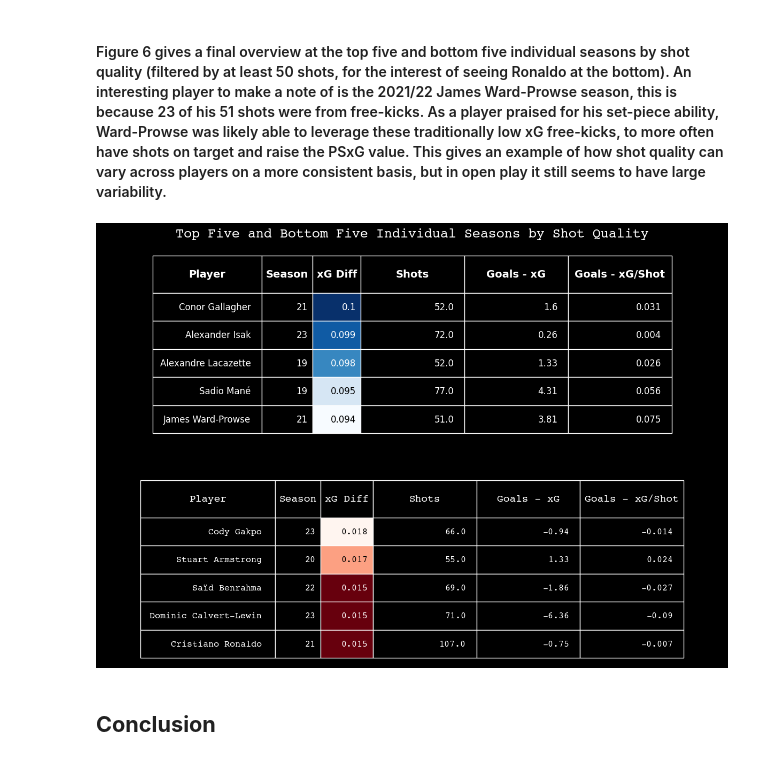
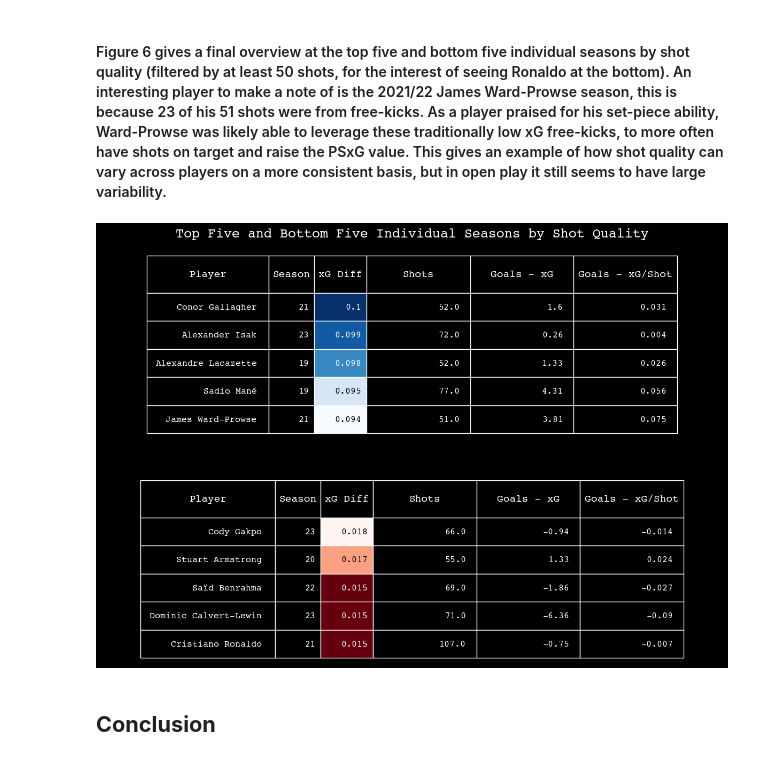
Before and after one commit to jnbrooker/dataScienceEoY, a Jupyter notebook: shot_quality.ipynb, the cells around one changed output. Cells and saved outputs as stored; diff of their text form; code cells hidden in the pictures.

```diff
--- a/shot_quality.ipynb
+++ b/shot_quality.ipynb
@@ -815,6 +869,7 @@ all_shots_no_blocks_location_dummies_goals['jpsxg'] = y_pred_proba
 all_shots_no_blocks_location_dummies_goals['jpsxg - psxg'] = all_shots_no_blocks_location_dummies_goals['jpsxg'] - all_shots_no_blocks_location_dummies_goals['expectedGoalsOnTarget']
 all_shots_no_blocks_location_dummies_goals.to_csv('outputs/data_with_jpsxg.csv')
 # %%
+# Second logit regression to now also include point the ball crossed the line
 columns_to_drop = ['Unnamed: 0','eventType', 'id', 'playerName','situation', 'teamId',
        'playerId','min', 'period', 'isOwnGoal', 'isBlocked',
        'isSavedOffLine', 'isFromInsideBox', 'blockedX',
@@ -834,6 +889,7 @@ columns_to_drop = [col for col in columns_to_drop if col in all_shots_no_blocks_
 shot_location_logit = all_shots_no_blocks_location_dummies_goals.drop(columns=columns_to_drop)
 print(len(shot_location_logit))
 
+# Same process but slightly different column types
 x_goal_loc_jpsxg = shot_location_logit.drop(['eventType_Goal'], axis=1)
 y_goal_loc_jpsxg = shot_location_logit['eventType_Goal']
 
@@ -848,10 +904,11 @@ y_pred_proba = middled_model.predict_proba(x_goal_loc_jpsxg)[:,1]
 y_pred_proba[:10]
 print(len(y_pred_proba))
 
+# Saving the predicted values to another df
 multiple_jpsxg_df = all_shots_no_blocks_location_dummies_goals.copy()
 multiple_jpsxg_df['goal_loc_jpsxg'] = y_pred_proba
 multiple_jpsxg_df = multiple_jpsxg_df[multiple_jpsxg_df['isOnTarget'] == True]
-multiple_jpsxg_df['goal_loc_jpsxg - jpsxg'] = multiple_jpsxg_df['goal_loc_jpsxg'] - multiple_jpsxg_df['jpsxg']
+multiple_jpsxg_df['jpsxg - goal_loc_jpsxg'] = multiple_jpsxg_df['jpsxg'] - multiple_jpsxg_df['goal_loc_jpsxg']
 multiple_jpsxg_df.to_csv('outputs/multiple_jpsxg_logits.csv')
 # %% [output]
 6340
@@ -859,6 +916,7 @@ multiple_jpsxg_df.to_csv('outputs/multiple_jpsxg_logits.csv')
 # %% [markdown]
 #### By using logit regression I have created two different metrics that, at their roots, are less advanced PSxG models. The difference between the two models is that one uses only the zone of the goal to dictate the movement of the ball, whereas the other also incorporates the exact point the ball crosses the goal line. The theory behind this is that the “Zonal PSxG” model gives an overview of how likely that shot was to go in by an average professional footballer aiming at that zone, whereas the “Point PSxG” should provide a slight difference which suggests how much the players shot accuracy helped or hindered their chance of scoring.
 # %%
+# Creating a df with both of newly created metrics for different players
 multiple_jpsxg_players = multiple_jpsxg_df['playerName'].unique().tolist()
 average_glp_vs_jp = []
 goals = []
@@ -868,7 +926,8 @@ total_xg = []
 
 for i in multiple_jpsxg_players:
     player_data = multiple_jpsxg_df[multiple_jpsxg_df['playerName'] == i]
-    avg_diff = player_data['goal_loc_jpsxg - jpsxg'].mean()
+    # Finding mean
+    avg_diff = player_data['jpsxg - goal_loc_jpsxg'].mean()
     average_glp_vs_jp.append(avg_diff)
     player_goals = player_data[player_data['eventType_Goal'] == 1]
     shot = len(player_data)
@@ -883,11 +942,17 @@ for i in multiple_jpsxg_players:
 
 multiple_data = {'playerName':multiple_jpsxg_players, 'shotQualityVsExpected':average_glp_vs_jp,
                  'shots':shots, 'goals':goals, 'xGPerShot':xg_per_shot, 'totalxG':total_xg}
+
+
 players_shot_quality = pd.DataFrame(multiple_data)
 players_shot_quality['goalsPerShots'] = players_shot_quality['goals']/players_shot_quality['shots']
 players_shot_quality['diffPerShot'] = players_shot_quality['goalsPerShots'] - players_shot_quality['xGPerShot']
 players_shot_quality['goalsDiff'] = players_shot_quality['goals'] - players_shot_quality['totalxG']
+
+# Filtering out players who took single digit shots
 players_shot_quality = players_shot_quality[players_shot_quality['shots']>10]
+
+
 # plt.scatter(players_shot_quality['goalsDiff'], players_shot_quality['shotQualityVsExpected'])
 players_shot_quality['goalsAddedByShotQuality'] = players_shot_quality['shotQualityVsExpected']*players_shot_quality['shots']
 players_shot_quality.to_csv('outputs/player_shot_quality_logits.csv')
@@ -1140,22 +1230,25 @@ bottom_five_table
 # %% [markdown]
 #### Figure 6 gives a final overview at the top five and bottom five individual seasons by shot quality (filtered by at least 50 shots, for the interest of seeing Ronaldo at the bottom). An interesting player to make a note of is the 2021/22 James Ward-Prowse season, this is because 23 of his 51 shots were from free-kicks. As a player praised for his set-piece ability, Ward-Prowse was likely able to leverage these traditionally low xG free-kicks, to more often have shots on target and raise the PSxG value. This gives an example of how shot quality can vary across players on a more consistent basis, but in open play it still seems to have large variability.
 # %%
-fig, (ax1, ax2) = plt.subplots(2, 1, figsize=(15, 10))
+# Figure 6
+fig, (ax1, ax2) = plt.subplots(2, 1, figsize=(15, 10)) # Two table subplots
 ax1.axis('off')
 table1 = ax1.table(cellText=top_five_table.values, colLabels=top_five_table.columns, loc='center')
 fig.patch.set_facecolor('black')
 table1.auto_set_font_size(False)
 table1.set_fontsize(12)
 table1.auto_set_column_width([0, 1, 2])
-row_heights = [0.15] * len(top_five_table)
-plt.rcParams['font.family'] = 'Courier'
+row_heights = [0.15] * len(top_five_table) # Changing row height
+plt.rcParams['font.family'] = 'Courier' # Setting global font
 
+# Changing cell heights
 for i, height in enumerate(row_heights):
     for key, cell in table1.get_celld().items():
         if key[0] == i + 1:
             cell.set_height(height)
 
 header_row_height = 0.2
+# Changing look of cells
 for (i, j), cell in table1.get_celld().items():
     if i == 0:
         cell.set_height(header_row_height)
@@ -1163,7 +1256,7 @@ for (i, j), cell in table1.get_celld().items():
         cell.set_color('white')
         cell.set_edgecolor('white')
         cell.set_facecolor('black')
-        cell.set_text_props(weight='bold', color='white')
+        cell.set_text_props(color='white')
 
     else:
         cell.set_edgecolor('white')
@@ -1171,6 +1264,7 @@ for (i, j), cell in table1.get_celld().items():
         cell.set_text_props(color='white')
 
 xG_diff_values = top_five_table['xG Diff'].values
+# Normalising colourmap over the values
 norm = plt.Normalize(vmin=np.min(xG_diff_values), vmax=np.max(xG_diff_values))
 cmap = plt.get_cmap('Blues')
 
@@ -1179,6 +1273,7 @@ for i, (index, row) in enumerate(top_five_table.iterrows()):
     color = cmap(norm_value)
     cell = table1[(i + 1, 2)]
     cell.set_facecolor(color)
+    # Changing the text colour for the bottom two to black as the colour is white
     if i >= len(top_five_table) - 2:
         cell.set_text_props(color='black')
     else:
@@ -1187,6 +1282,7 @@ for i, (index, row) in enumerate(top_five_table.iterrows()):
         else:
             cell.set_text_props(color='white')
 
+# Similar for the second table for bottom five values
 ax2.axis('off')
 table2 = ax2.table(cellText=bottom_five_table.values, colLabels=bottom_five_table.columns, loc='center')
 fig.patch.set_facecolor('black')
@@ -1210,35 +1306,36 @@ for (i, j), cell in table2.get_celld().items():
         cell.set_edgecolor('white')
         cell.set_facecolor('black')
         cell.set_text_props(weight='bold', color='white')
 
     else:
         cell.set_edgecolor('white')
         cell.set_facecolor('black')
         cell.set_text_props(color='white')
 
 xG_diff_values2 = bottom_five_table['xG Diff'].values
 norm = plt.Normalize(vmin=np.min(xG_diff_values2), vmax=np.max(xG_diff_values2))
-cmap = plt.get_cmap('Reds_r')
+cmap = plt.get_cmap('Reds_r') # Using red reversed colourmap
 
 for i, (index, row) in enumerate(bottom_five_table.iterrows()):
     norm_value = norm(row['xG Diff'])
     color = cmap(norm_value)
     cell = table2[(i + 1, 2)]
     cell.set_facecolor(color)
+    # Making bottom three text white
     if i >= len(bottom_five_table) - 3:
         cell.set_text_props(color='white')
     else:
         if row['xG Diff'] > 3:
             cell.set_text_props(color='white')
         else:
             cell.set_text_props(color='black')
 
 plt.title(
     'Top Five and Bottom Five Individual Seasons by Shot Quality',
     fontdict={'family': 'Courier', 'weight': 'bold', 'size': 18, 'color':'white'}, y=2.25)
 plt.savefig('plots/topandbottom5.png', dpi=300)
 # %% [output]
-[figure, old version]
+[figure, new version]
 # %% [markdown]
 ## **Conclusion**
 # %% [markdown]
```
Also changed, not shown: parts of 37 cells of this notebook.
